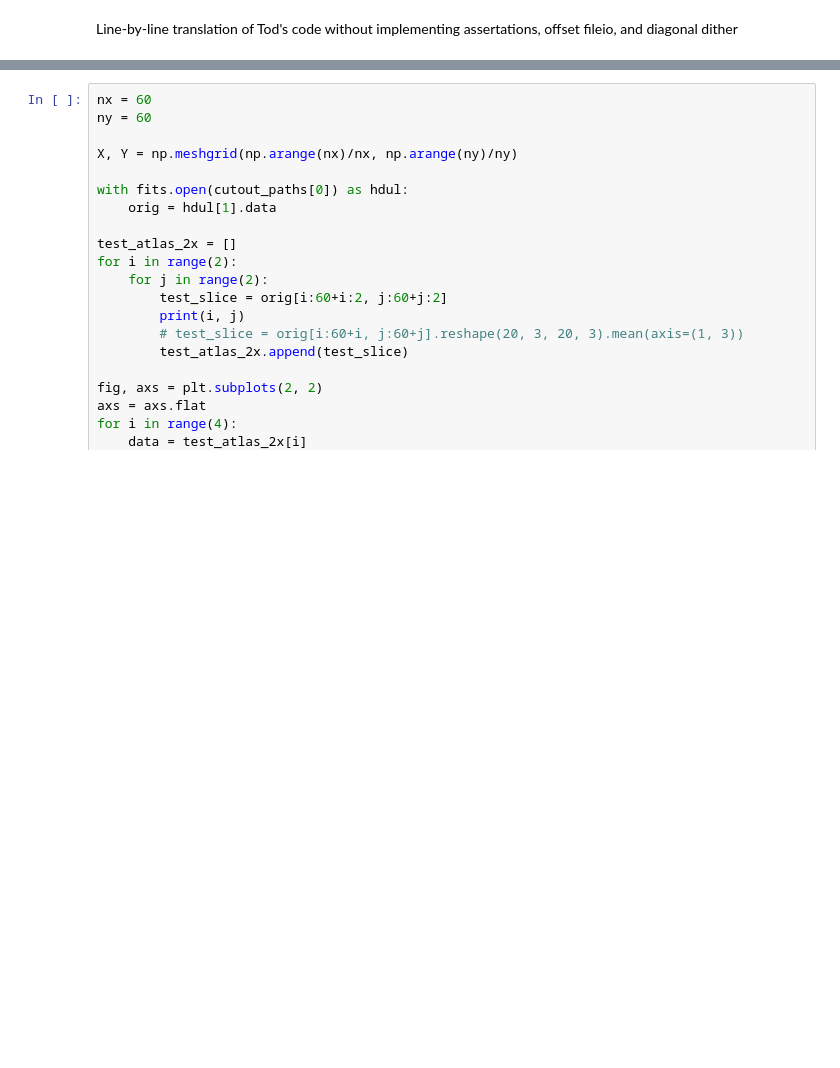
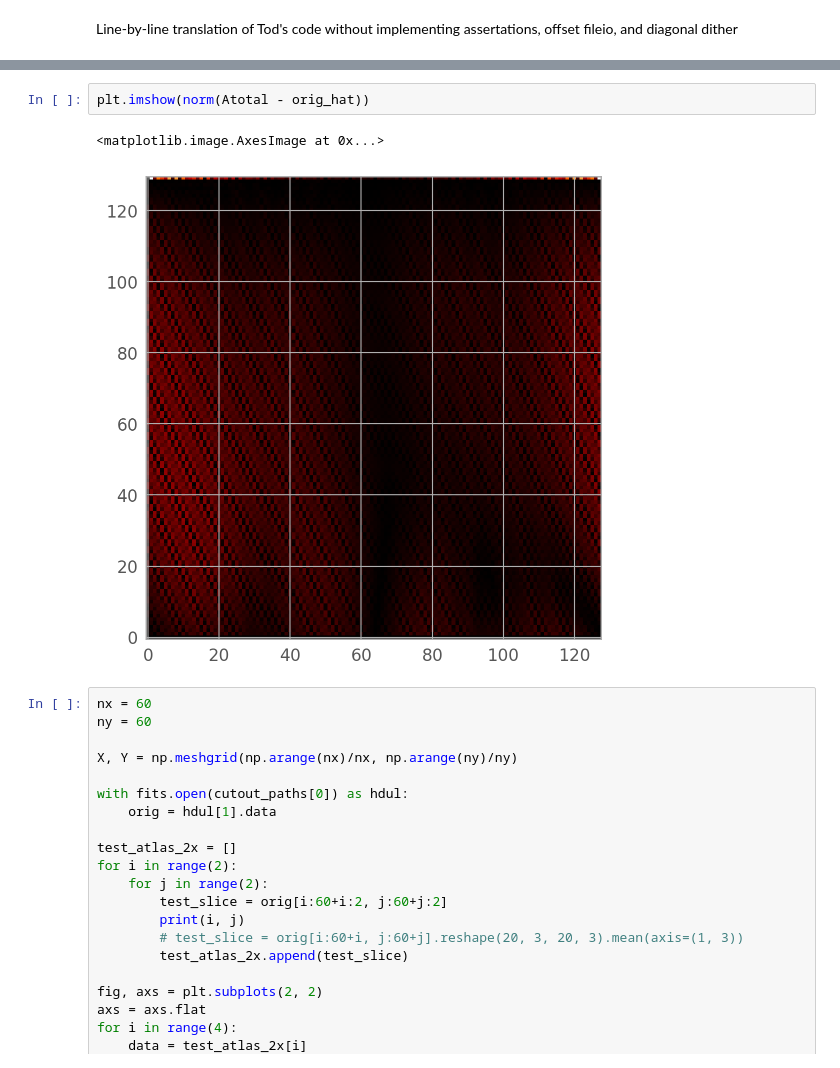
Before and after one commit to Chisen-Lupus/proper-dither, a Jupyter notebook: demo.ipynb, the cells around one changed output, grey strips where cells are left out. Drawn from its saved outputs; the diff is of its cells as text; blank space fills up the shorter version.

```diff
--- a/demo.ipynb
+++ b/demo.ipynb
@@ -1928,3 +1974,8 @@ plt.imshow(stretch(orig))
+# %%
+plt.imshow(norm(Atotal - orig_hat))
+# %% [output]
+<matplotlib.image.AxesImage at 0x...>
+[figure, added]
 # %%
 nx = 60
 ny = 60
```
Also changed, not shown: parts of 9 cells of this notebook.
